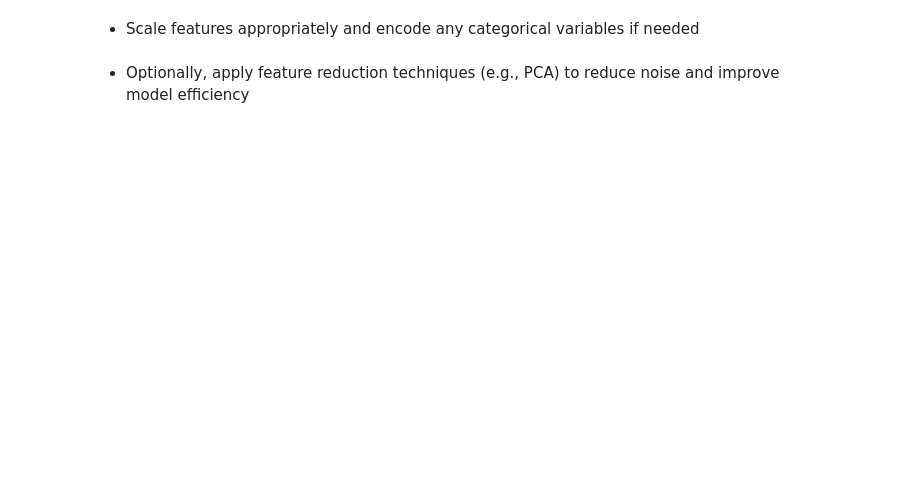
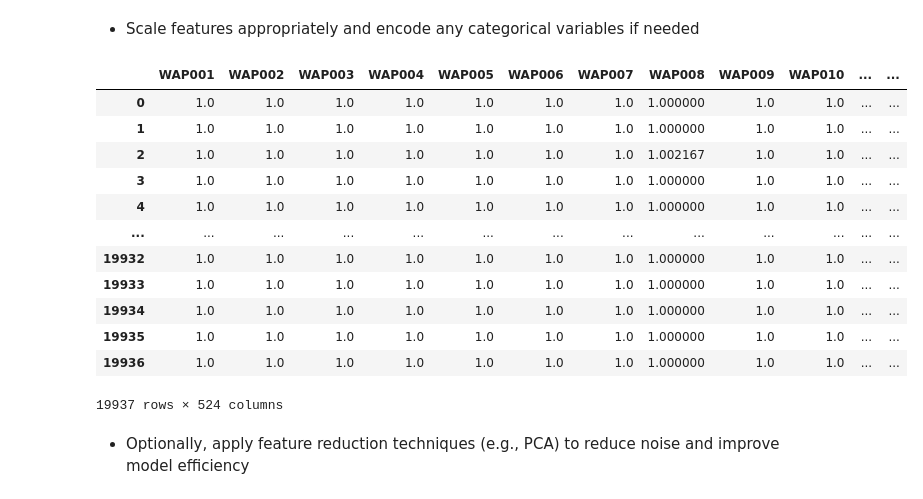
Before and after one commit to SaraAlameen82/MLProject, a Jupyter notebook: ML_project.ipynb, the cells around one changed output. Saved outputs shown, nothing was run; the diff lists cells and outputs as text; code cells hidden in the pictures; blank space fills up the shorter version.

```diff
--- a/ML_project.ipynb
+++ b/ML_project.ipynb
@@ -201,3 +264,12 @@ Length: 529, dtype: int64
 # %% [markdown]
 - Scale features appropriately and encode any categorical
 variables if needed
+# %%
+# normalizing x which is in the range [xmin, xmax] to a range [a,b]
+
+def normalize(x, xmin, xmax, a, b):
+    numerator = x - xmin
+    denominator = xmax - xmin
+    multiplier = b - a
+    ans = (numerator/denominator)*multiplier + a
+    return ans
@@ -204,3 +313,39 @@ variables if needed
+# %%
+
+
+# apply normalization for latitude and longitude in testing and training data
+train_df["LATITUDE"] = train_df["LATITUDE"].apply(normalize_lat)
+train_df["LONGITUDE"] = train_df["LONGITUDE"].apply(normalize_long)
+
+test_df["LATITUDE"] = test_df["LATITUDE"].apply(normalize_lat)
+test_df["LONGITUDE"] = test_df["LONGITUDE"].apply(normalize_long)
+
+
+# Normalize RSSI values
+wifi_cells_ta=train_df.columns[:520] # 520 wifi signals, index started at 1
+wifi_cells_te=test_df.columns[:520]
+
+for i in wifi_cells_ta:
+    train_df[i] = train_df[i].apply(normalize_wifi)
+
+for i in wifi_cells_te:
+    test_df[i] = test_df[i].apply(normalize_wifi)
+
+train_df
+# %% [output]
+|  | WAP001 | WAP002 | WAP003 | WAP004 | WAP005 | WAP006 | WAP007 | WAP008 | WAP009 | WAP010 | ... | ... |
+| 0 | 1.0 | 1.0 | 1.0 | 1.0 | 1.0 | 1.0 | 1.0 | 1.000000 | 1.0 | 1.0 | ... | ... |
+| 1 | 1.0 | 1.0 | 1.0 | 1.0 | 1.0 | 1.0 | 1.0 | 1.000000 | 1.0 | 1.0 | ... | ... |
+| 2 | 1.0 | 1.0 | 1.0 | 1.0 | 1.0 | 1.0 | 1.0 | 1.002167 | 1.0 | 1.0 | ... | ... |
+| 3 | 1.0 | 1.0 | 1.0 | 1.0 | 1.0 | 1.0 | 1.0 | 1.000000 | 1.0 | 1.0 | ... | ... |
+| 4 | 1.0 | 1.0 | 1.0 | 1.0 | 1.0 | 1.0 | 1.0 | 1.000000 | 1.0 | 1.0 | ... | ... |
+| ... | ... | ... | ... | ... | ... | ... | ... | ... | ... | ... | ... | ... |
+| 19932 | 1.0 | 1.0 | 1.0 | 1.0 | 1.0 | 1.0 | 1.0 | 1.000000 | 1.0 | 1.0 | ... | ... |
+| 19933 | 1.0 | 1.0 | 1.0 | 1.0 | 1.0 | 1.0 | 1.0 | 1.000000 | 1.0 | 1.0 | ... | ... |
+| 19934 | 1.0 | 1.0 | 1.0 | 1.0 | 1.0 | 1.0 | 1.0 | 1.000000 | 1.0 | 1.0 | ... | ... |
+| 19935 | 1.0 | 1.0 | 1.0 | 1.0 | 1.0 | 1.0 | 1.0 | 1.000000 | 1.0 | 1.0 | ... | ... |
+| 19936 | 1.0 | 1.0 | 1.0 | 1.0 | 1.0 | 1.0 | 1.0 | 1.000000 | 1.0 | 1.0 | ... | ... |
+19937 rows × 524 columns
 # %% [markdown]
 - Optionally, apply feature reduction techniques (e.g., PCA)
 to reduce noise and improve model efficiency
```
Also changed, not shown: parts of 7 cells of this notebook, 2 other files.
